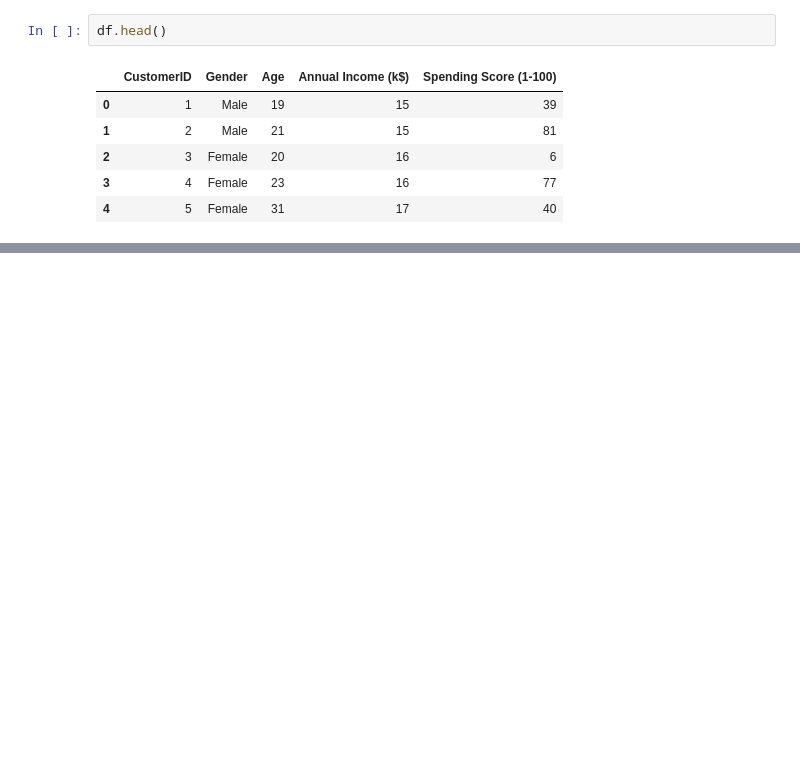
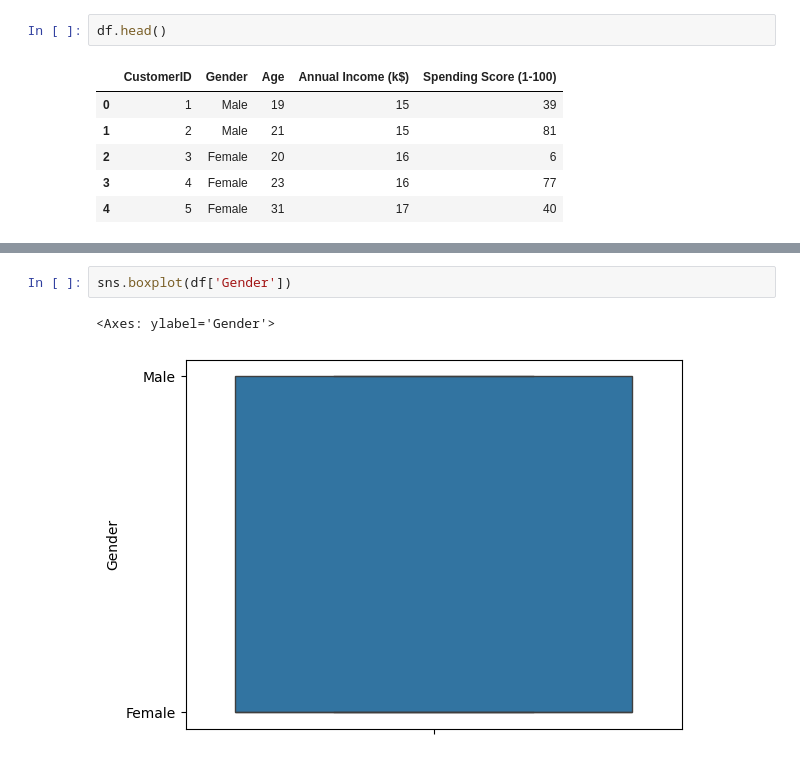
Before and after one commit to mahefatsiresy/ispm-ml-m2-2025, a Jupyter notebook: exo1.ipynb, the cells around one changed output, grey strips where cells are left out. Drawn from its saved outputs; the diff is of its cells as text; blank space fills up the shorter version.

```diff
--- a/exo1.ipynb
+++ b/exo1.ipynb
@@ -13,0 +86,5 @@ df.head()
+# %%
+sns.boxplot(df['Gender'])
+# %% [output]
+<Axes: ylabel='Gender'>
+[figure, added]
```
Also changed, not shown: parts of 33 cells of this notebook, 1 other file.
